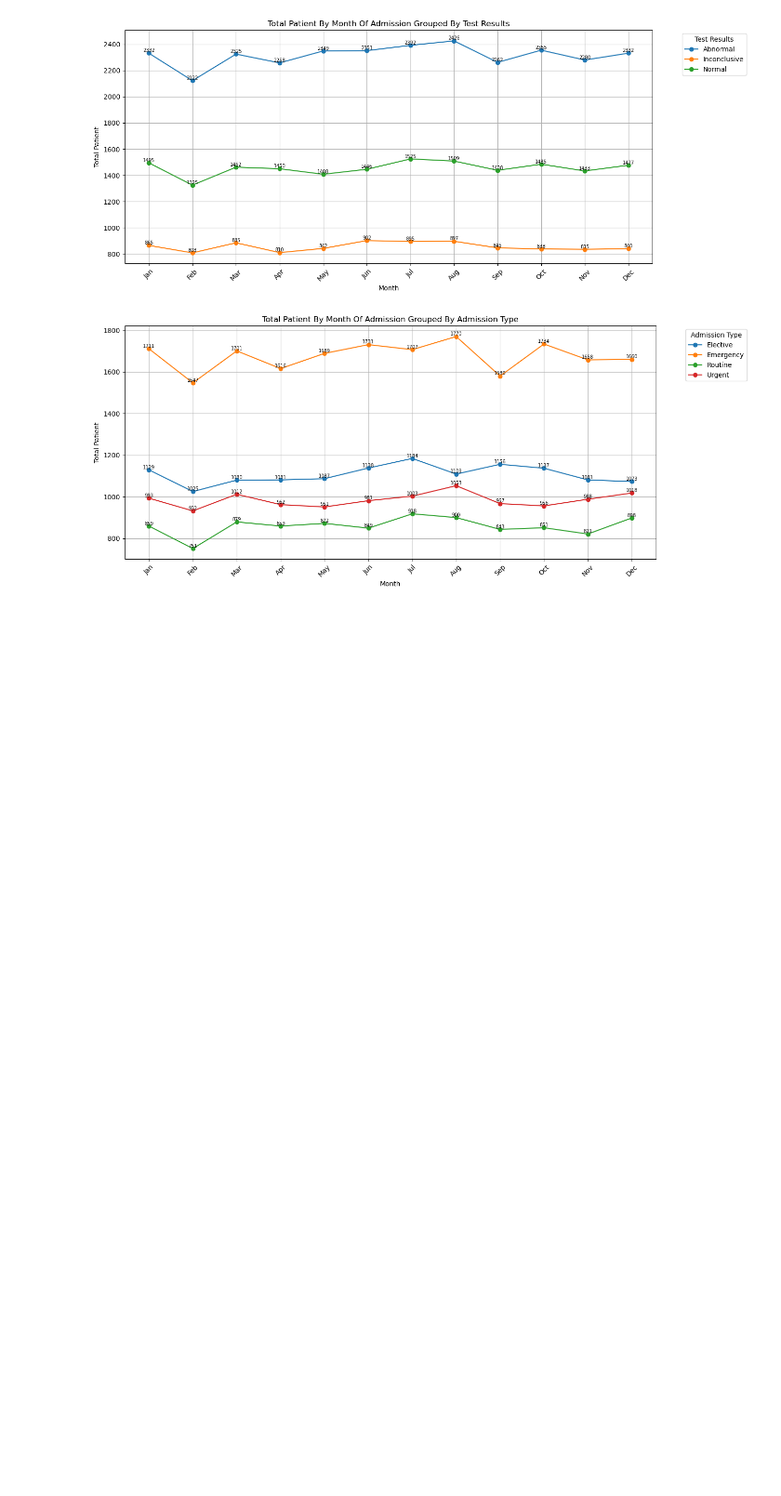
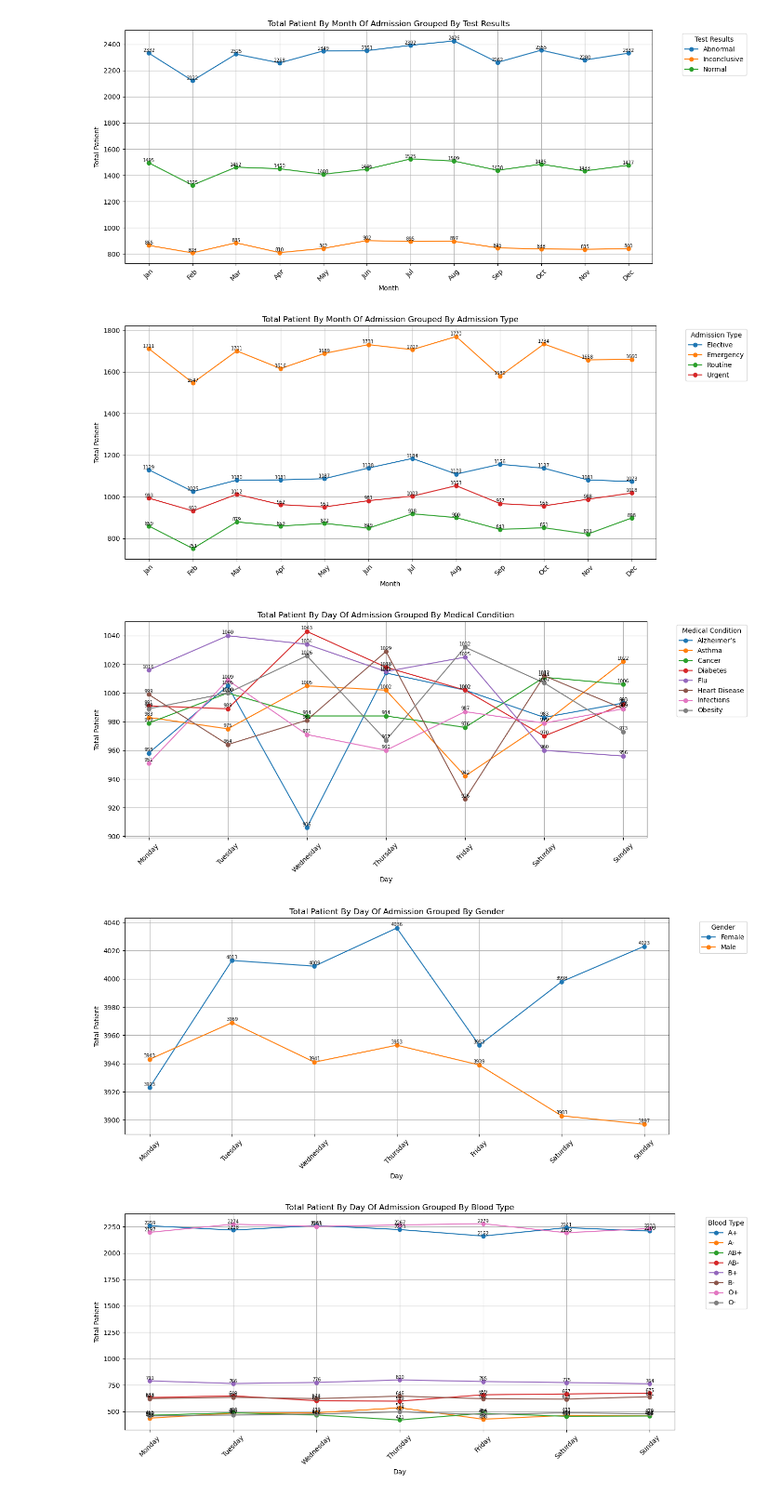
Before and after one commit to FlazeFy2/DS-Healthcare_Dataset, a Jupyter notebook: exploratory data analysis-line.ipynb, the cells around one changed output. Shown at 93% size. Saved outputs shown, nothing was run; the diff lists cells and outputs as text; code cells hidden in the pictures; blank space fills up the shorter version.

Commit message:
[DS] Exploratory Data Analysis (EDA) - Line Chart Total Patient By Day Of Admission Grouped By Context

```diff
--- a/exploratory data analysis-line.ipynb
+++ b/exploratory data analysis-line.ipynb
@@ -181,3 +181,52 @@ for dt in target_col:
 [figure]
 [figure]
 [figure]
+# %%
+import pandas as pd
+import statistics
+import numpy as np
+import matplotlib.pyplot as plt
+import squarify
+
+# Declaration
+# Exploratory Data Analysis (EDA) - Line Chart Total Patient By Day Of Admission Grouped By Context
+data = pd.read_csv("modified_healthcare_dataset.csv")
+
+target_col = ['Medical Condition', 'Gender', 'Blood Type', 'Test Results', 'Admission Type']
+
+# Define day order
+day_order = ['Monday', 'Tuesday', 'Wednesday', 'Thursday', 'Friday', 'Saturday', 'Sunday']
+
+for dt in target_col:
+    # Convert to datetime and get Day Name
+    data['Date of Admission'] = pd.to_datetime(data['Date of Admission'], errors='coerce')
+    data['DayName'] = data['Date of Admission'].dt.day_name()
+
+    # Group by DayName and Context
+    grouped = data.groupby(['DayName', dt]).size().reset_index(name='Total')
+    pivot = grouped.pivot(index='DayName', columns=dt, values='Total').reindex(day_order).fillna(0)
+
+    # Plot Line Chart
+    plt.figure(figsize=(14, 6))
+    for col in pivot.columns:
+        plt.plot(pivot.index, pivot[col], marker='o', label=col)
+
+    plt.title(f'Total Patient By Day Of Admission Grouped By {dt}')
+    plt.xlabel('Day')
+    plt.ylabel('Total Patient')
+    plt.xticks(rotation=45)
+    plt.grid(True)
+    plt.legend(title=dt, bbox_to_anchor=(1.05, 1), loc='upper left')
+
+    # Add Labels
+    for col in pivot.columns:
+        for x, y in zip(pivot.index, pivot[col]):
+            if y > 0:
+                plt.text(x, y + 0.5, str(int(y)), ha='center', va='bottom', fontsize=7)
+
+    plt.tight_layout()
+    plt.show()
+# %% [output]
+[figure, added]
+[figure, added]
+[figure, added]
```
Also changed, not shown: parts of 1 cell of this notebook.
